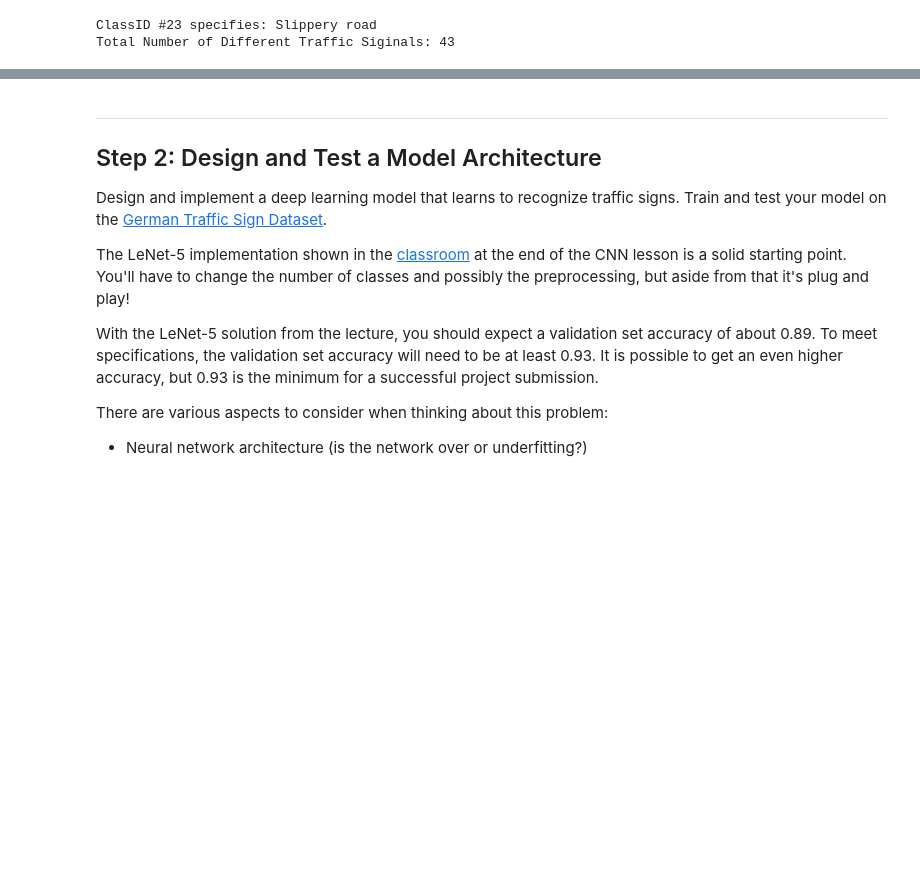
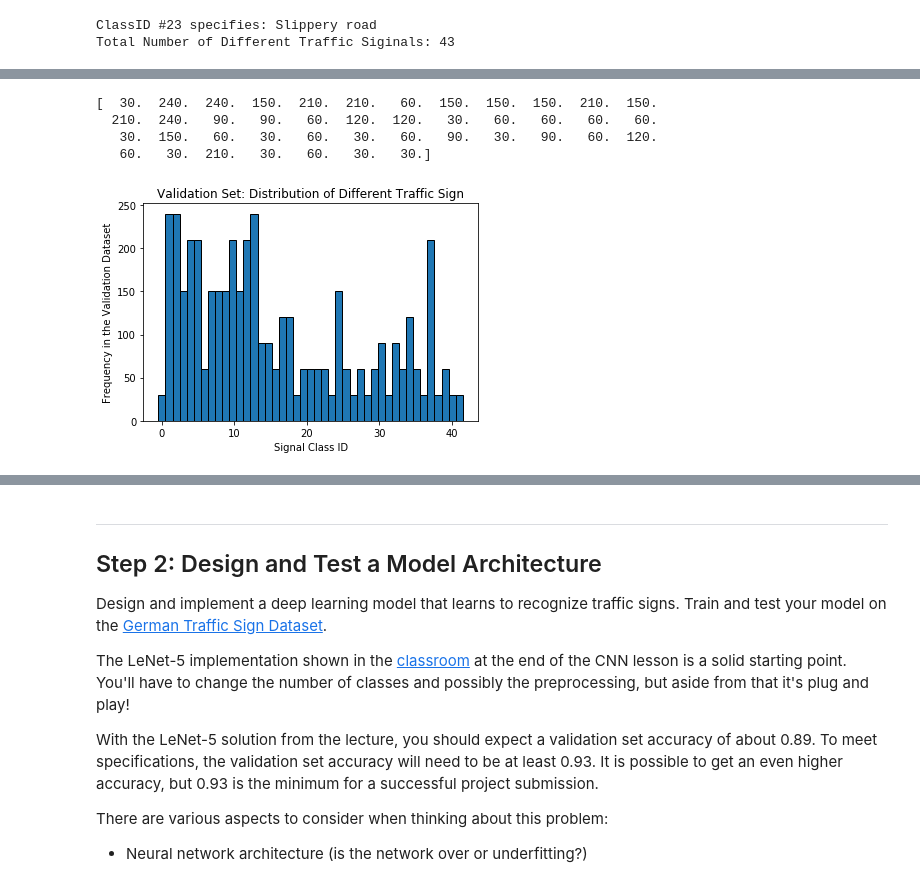
Before and after one commit to kushshukla24/P2_TrafficSignalClassifier, a Jupyter notebook: Traffic_Sign_Classifier.ipynb, the cells around one changed output, grey strips where cells are left out. Saved outputs shown, nothing was run; the diff lists cells and outputs as text; code cells hidden in the pictures; blank space fills up the shorter version.

```diff
--- a/Traffic_Sign_Classifier.ipynb
+++ b/Traffic_Sign_Classifier.ipynb
@@ -124,0 +139,13 @@ Signal Means: Speed limit (50km/h)
+# %%
+frequency = plt.hist(y_valid, bins=43, align='left', edgecolor='black')
+plt.title("Validation Set: Distribution of Different Traffic Sign")
+plt.xlabel("Signal Class ID")
+plt.ylabel("Frequency in the Validation Dataset")
+
+print(frequency[0])
+# %% [output]
+[  30.  240.  240.  150.  210.  210.   60.  150.  150.  150.  210.  150.
+  210.  240.   90.   90.   60.  120.  120.   30.   60.   60.   60.   60.
+   30.  150.   60.   30.   60.   30.   60.   90.   30.   90.   60.  120.
+   60.   30.  210.   30.   60.   30.   30.]
+[figure, added]
```
Also changed, not shown: parts of 9 cells of this notebook, 9 other files.
